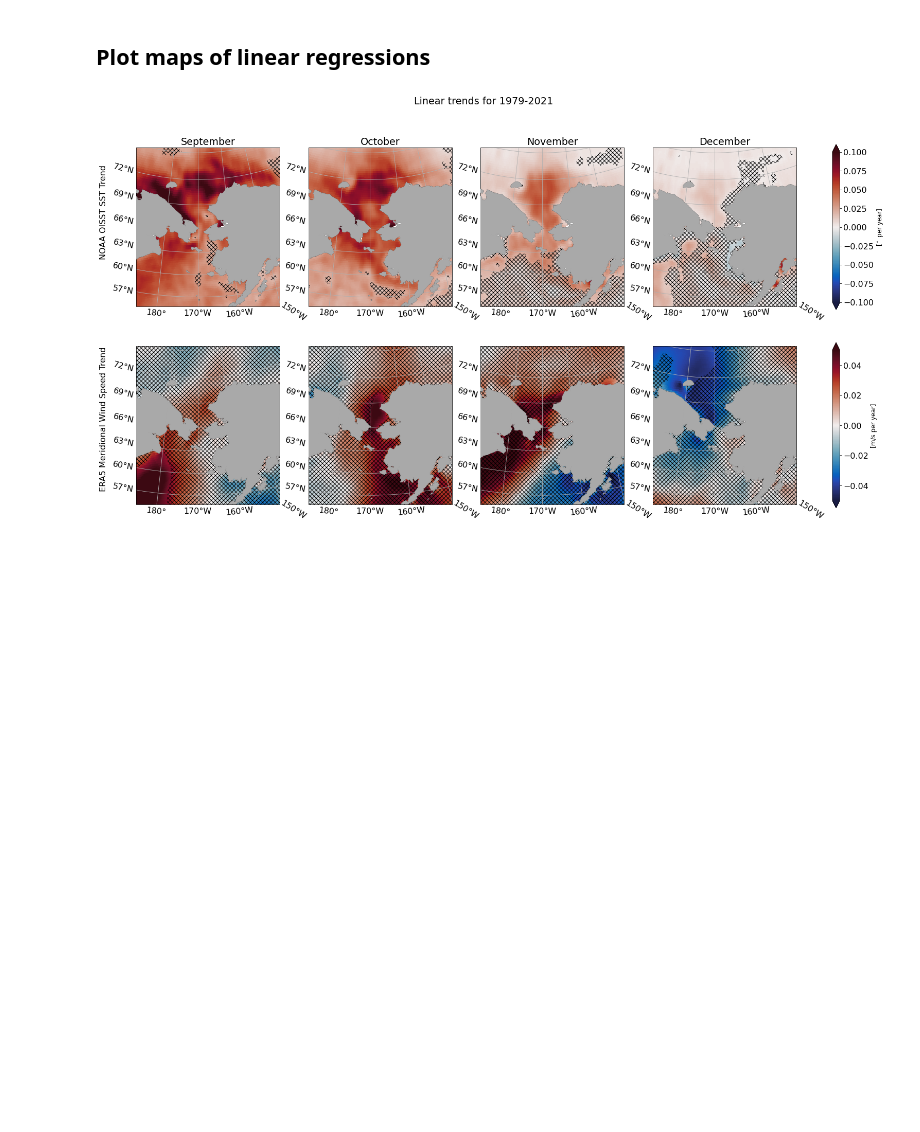
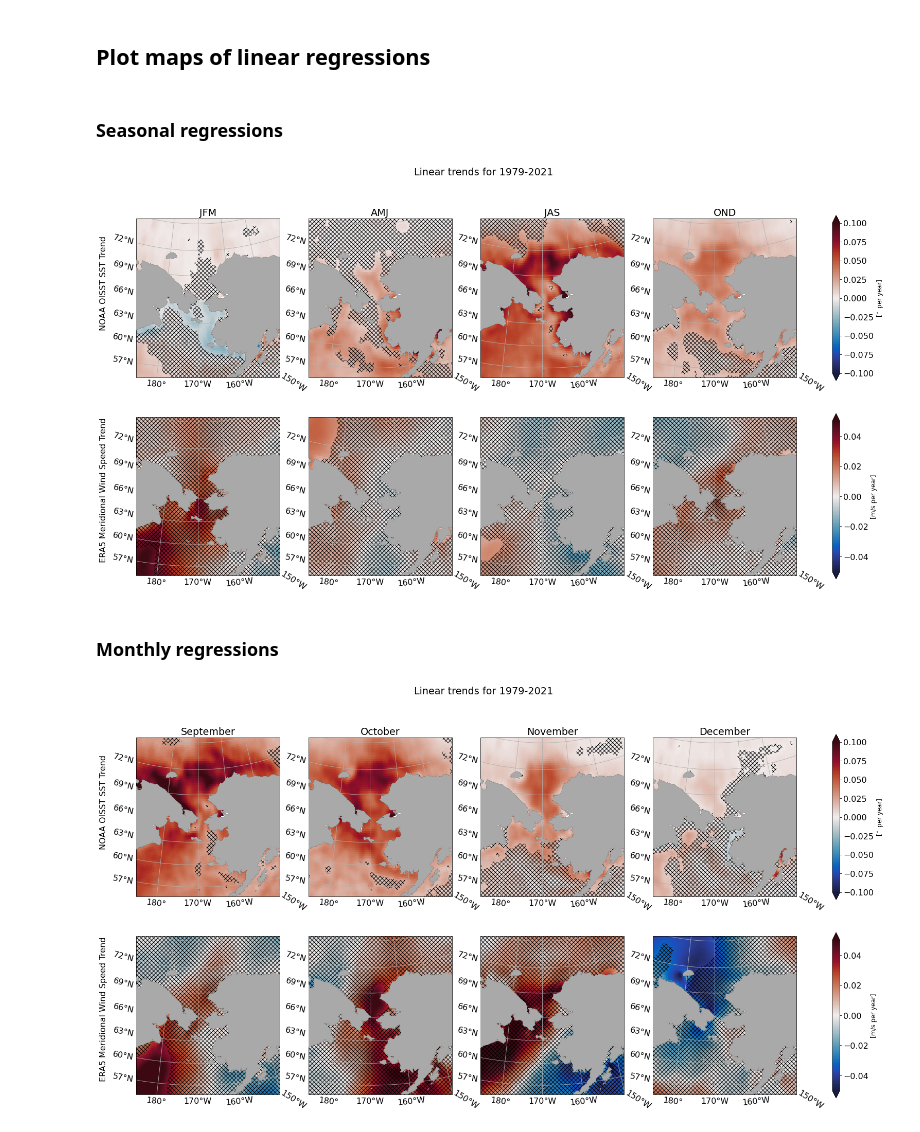
Before and after one commit to marionalberty/Chukchi_heatbudgets, a Jupyter notebook: notebooks/Bering_windTransportFeedback_Obs.ipynb, the cells around one changed output. Drawn from its saved outputs; the diff is of its cells as text; code cells hidden in the pictures; blank space fills up the shorter version.

Commit message:
Added seasonal regression

```diff
--- a/notebooks/Bering_windTransportFeedback_Obs.ipynb
+++ b/notebooks/Bering_windTransportFeedback_Obs.ipynb
@@ -157,3 +194,9 @@ T = DS_T
+# %%
+# SST
+LRs_sst = linReg_Sclim(sst).load()
+# %%
+# winds
+LRs_v10 = linReg_Sclim(v10).load()
 # %% [markdown]
 ## Calulate linear regressions on monthly anomalies
 Following the method for calculating standard error as is given on pages 250-254 of Thomson and Emery
@@ -196,9 +239,12 @@ LR_v10 = linReg_clim(v10).load()
 # %% [markdown]
 ## Plot maps of linear regressions
 # %%
-def bering_map(ds,ax,vMM):
+def bering_map(ds,ax,vMM,inNS):
     # convert units of the trend from ns to years
-    t_con = 1e9 * 86400 * 365.25
+    if inNS:
+        t_con = 1e9 * 86400 * 365.25
+    else:
+        t_con = 1
 
     # Specify data projection
     crs = ccrs.PlateCarree()
@@ -227,6 +273,43 @@ def bering_map(ds,ax,vMM):
     gl.ylabels_right = False
     ax.coastlines()
     return im
+# %% [markdown]
+### Seasonal regressions
+# %%
+# Create a figure and axes using matplotlib
+fig,ax = plt.subplots(figsize=(25,13),nrows=2,ncols=4,
+                      subplot_kw={'projection':ccrs.LambertConformal(central_longitude=-170)})
+# step through seasons
+for i in range(0,4):
+    # sst
+    im_sst  = bering_map(LRs_sst.isel(season=i),ax[0,i],0.1,False)
+    # v10
+    im_v10 = bering_map(LRs_v10.isel(season=i),ax[1,i],0.05,False)
+
+# Add colorbars
+# sst trend
+cbar_sst = plt.colorbar(im_sst,ax=ax[0,:],fraction=0.03,pad=0.05,extend='both')
+cbar_sst.set_label('[$^\circ$ per year]',fontsize=12)
+# v10 trend
+cbar_v10 = plt.colorbar(im_v10,ax=ax[1,:],fraction=0.03,pad=0.05,extend='both')
+cbar_v10.set_label('[m/s per year]',fontsize=12)
+
+# Additional formatting
+fig.suptitle('Linear trends for 1979-2021')
+ax[0,0].set_title('JFM')
+ax[0,1].set_title('AMJ')
+ax[0,2].set_title('JAS')
+ax[0,3].set_title('OND')
+
+fig.text(0.09, 0.74,'NOAA OISST SST Trend',
+             ha='center', va='center', rotation='vertical')
+fig.text(0.09, 0.31, 'ERA5 Meridional Wind Speed Trend',
+             ha='center', va='center', rotation='vertical')
+plt.show()
+# %% [output]
+[figure, added]
+# %% [markdown]
+### Monthly regressions
 # %%
 # Create a figure and axes using matplotlib
 fig,ax = plt.subplots(figsize=(25,13),nrows=2,ncols=4,
```
Also changed, not shown: parts of 6 cells of this notebook.
